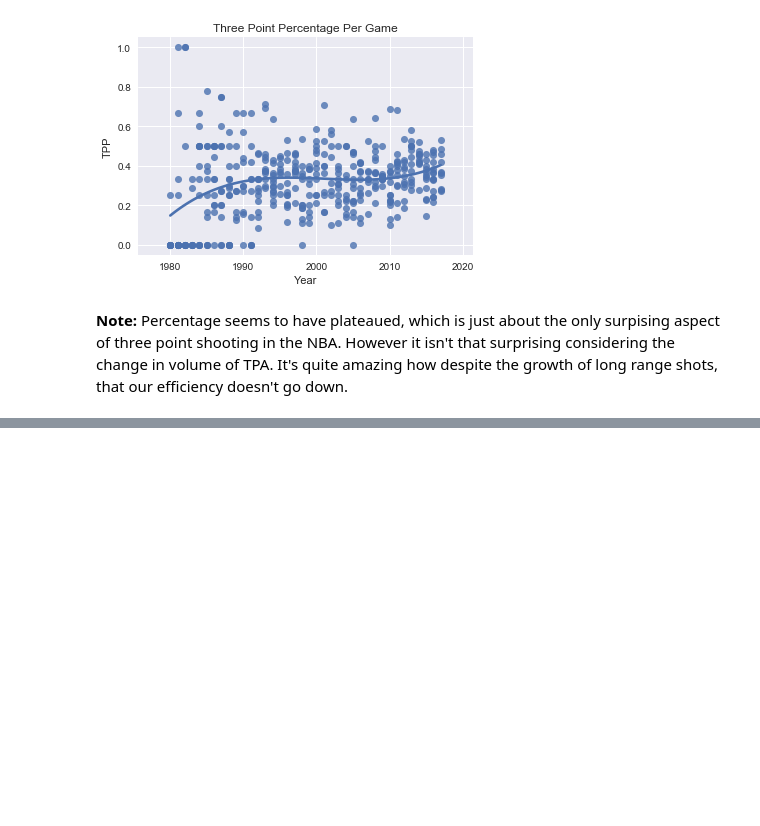
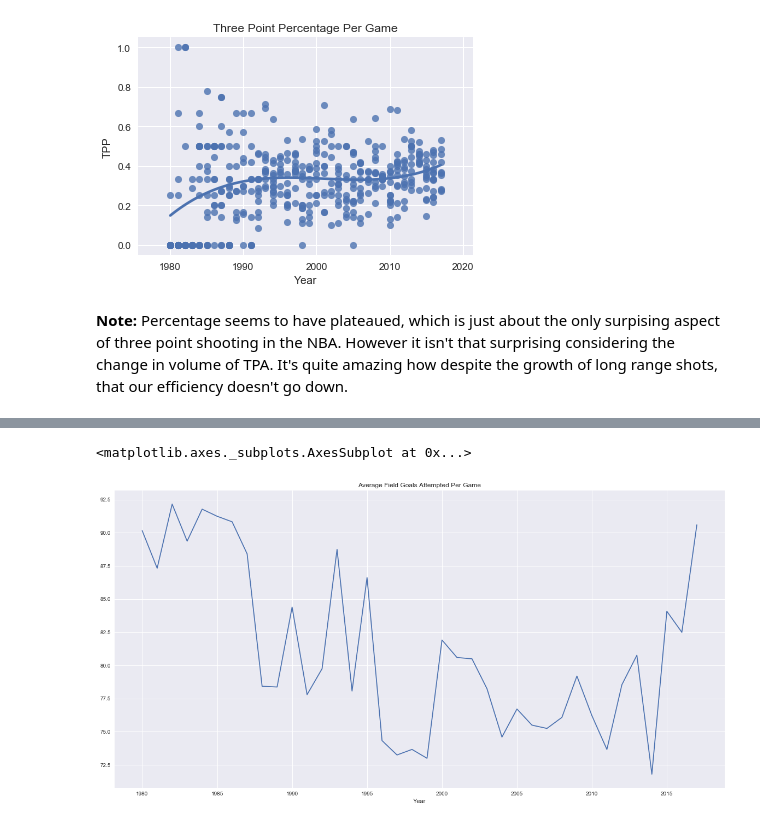
Before and after one commit to brendanxok/NBA_Finals, a Jupyter notebook: NBA.ipynb, the cells around one changed output, grey strips where cells are left out. Saved outputs shown, nothing was run; the diff lists cells and outputs as text; code cells hidden in the pictures; blank space fills up the shorter version.

```diff
--- a/NBA.ipynb
+++ b/NBA.ipynb
@@ -201,0 +199,5 @@ Text(0.5,1,'Three Point Percentage Per Game')
+# %%
+fg_by_year.plot(figsize=(20,10), title="Average Field Goals Attempted Per Game")
+# %% [output]
+<matplotlib.axes._subplots.AxesSubplot at 0x...>
+[figure, added]
```
Also changed, not shown: parts of 22 cells of this notebook.
